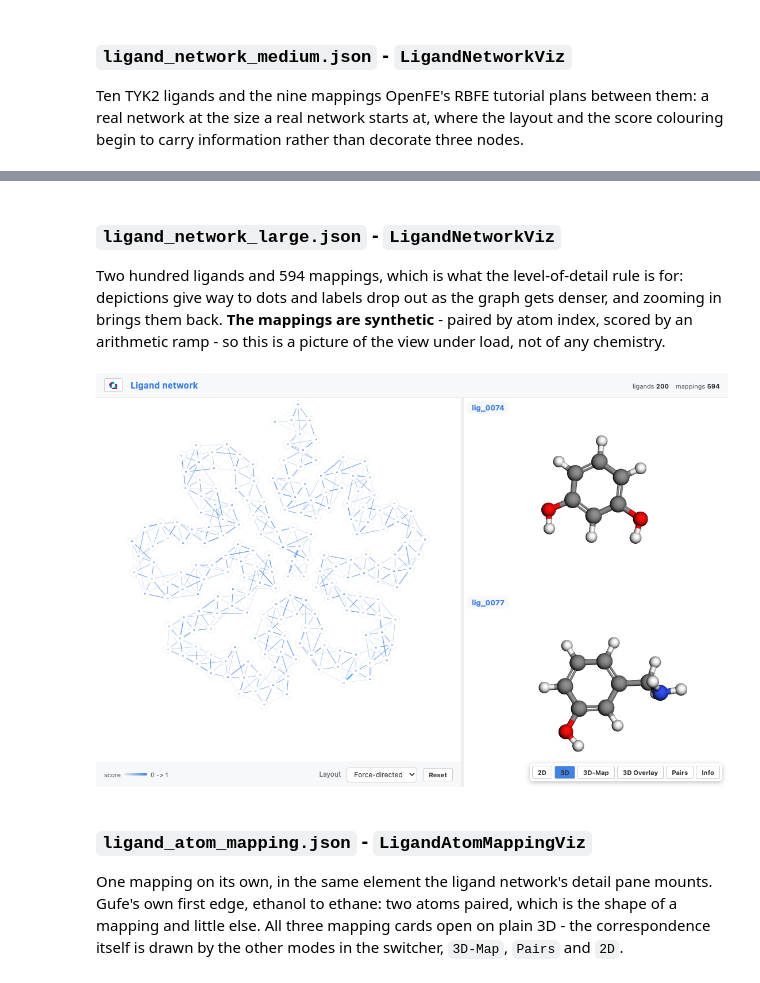
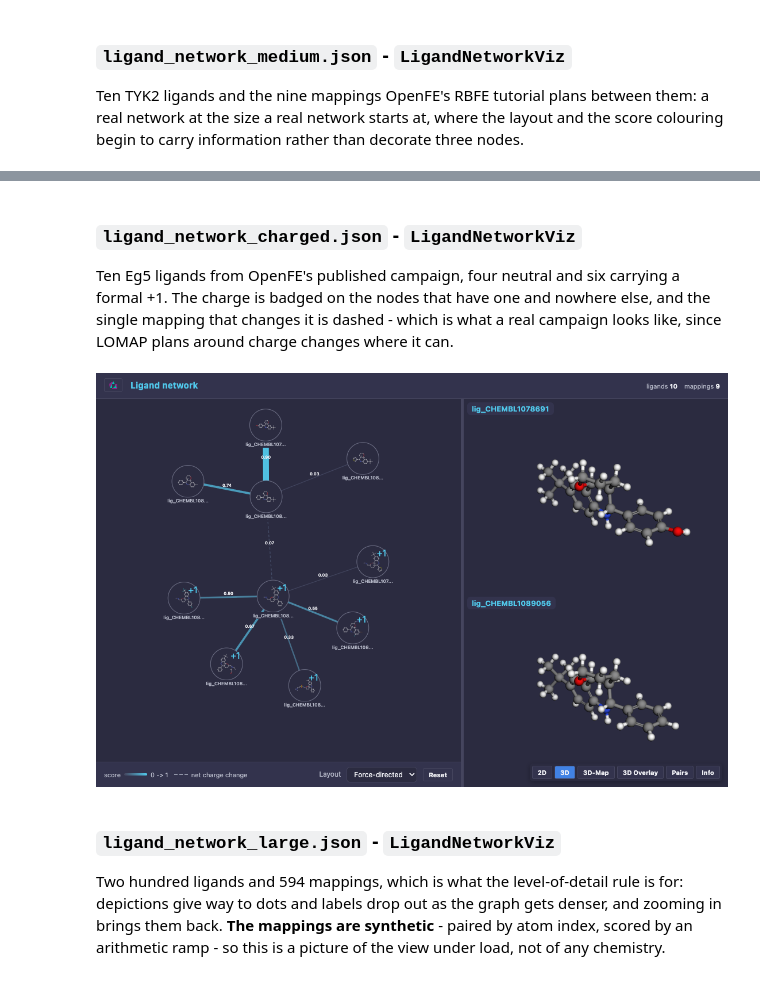
Before and after one commit to omsf-eco-infra/alchemy-viz, a Jupyter notebook: examples/notebooks/gufe-viz-gallery.ipynb, the cells around one changed output, grey strips where cells are left out. Saved outputs shown, nothing was run; the diff lists cells and outputs as text; code cells hidden in the pictures.

```diff
--- a/examples/notebooks/gufe-viz-gallery.ipynb
+++ b/examples/notebooks/gufe-viz-gallery.ipynb
@@ -114,13 +114,13 @@ gufe_viz.view(payloads["ligand_network_medium"])
 # %% [markdown]
-### `ligand_network_large.json` - `LigandNetworkViz`
+### `ligand_network_charged.json` - `LigandNetworkViz`
 
-Two hundred ligands and 594 mappings, which is what the level-of-detail rule is for: depictions give way to dots and labels drop out as the graph gets denser, and zooming in brings them back. **The mappings are synthetic** - paired by atom index, scored by an arithmetic ramp - so this is a picture of the view under load, not of any chemistry.
+Ten Eg5 ligands from OpenFE's published campaign, four neutral and six carrying a formal +1. The charge is badged on the nodes that have one and nowhere else, and the single mapping that changes it is dashed - which is what a real campaign looks like, since LOMAP plans around charge changes where it can.
 # %%
-gufe_viz.view(payloads["ligand_network_large"])
+gufe_viz.view(payloads["ligand_network_charged"])
 # %% [output]
-[figure, old version]
+[figure, new version]
 # %% [markdown]
-### `ligand_atom_mapping.json` - `LigandAtomMappingViz`
+### `ligand_network_large.json` - `LigandNetworkViz`
 
-One mapping on its own, in the same element the ligand network's detail pane mounts. Gufe's own first edge, ethanol to ethane: two atoms paired, which is the shape of a mapping and little else. All three mapping cards open on plain 3D - the correspondence itself is drawn by the other modes in the switcher, `3D-Map`, `Pairs` and `2D`.
+Two hundred ligands and 594 mappings, which is what the level-of-detail rule is for: depictions give way to dots and labels drop out as the graph gets denser, and zooming in brings them back. **The mappings are synthetic** - paired by atom index, scored by an arithmetic ramp - so this is a picture of the view under load, not of any chemistry.
 # %%
```
Also changed, not shown: parts of 32 cells of this notebook, 17 other files.
